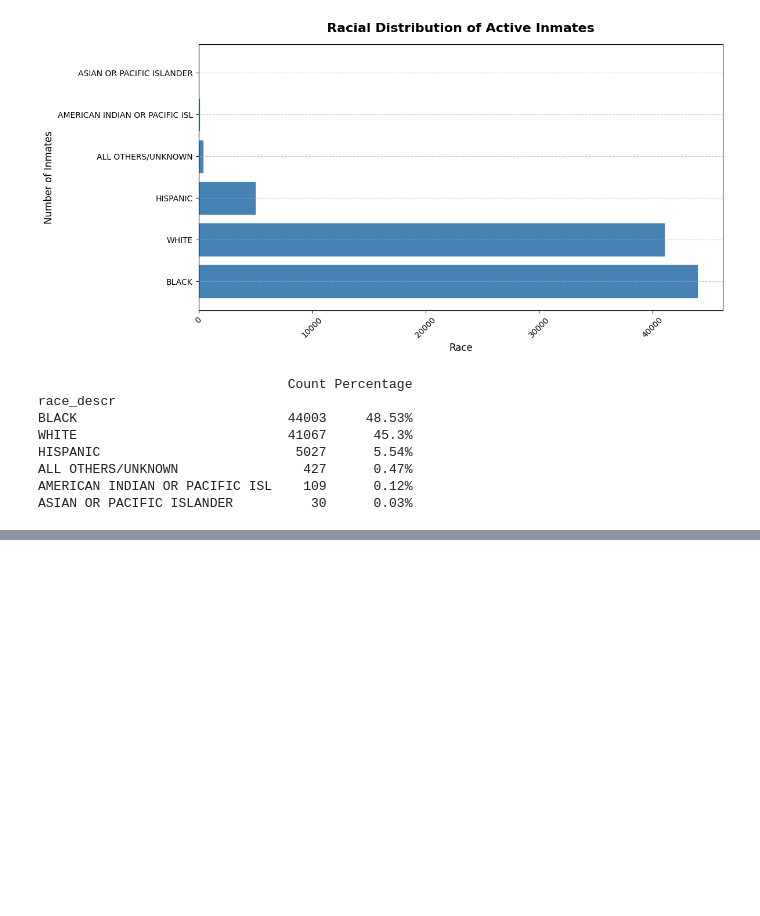
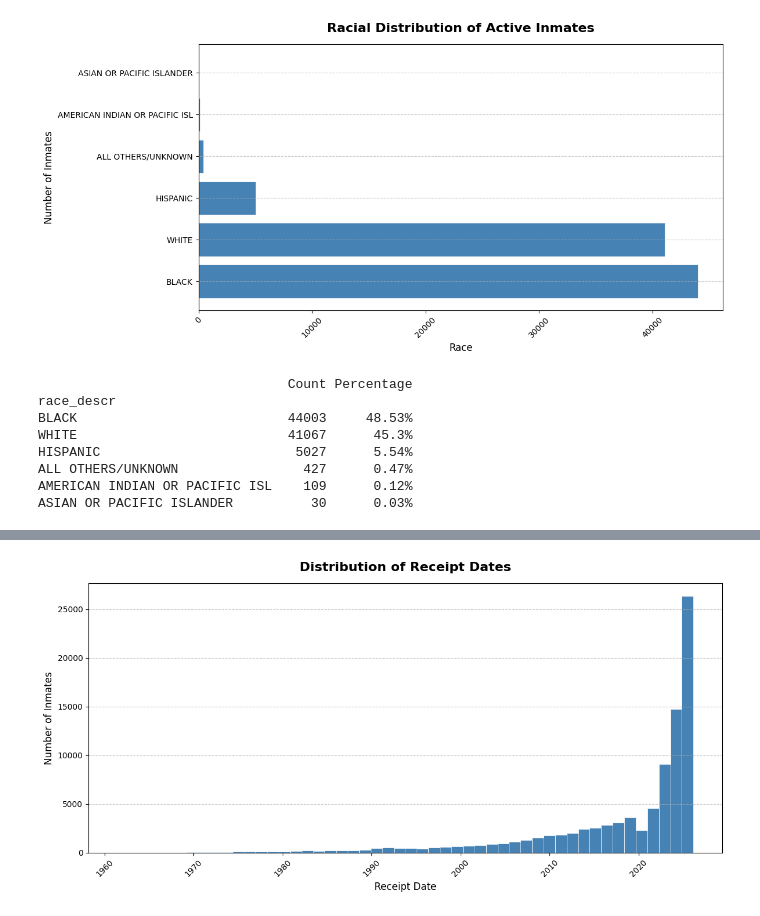
Before and after one commit to zkhechadoorian/florida_department_of_corrections_analytics, a Jupyter notebook: scripts/eda.ipynb, the cells around one changed output, grey strips where cells are left out. Drawn from its saved outputs; the diff is of its cells as text; code cells hidden in the pictures; blank space fills up the shorter version.

Commit message:
Add distributions and stats for custody descriptions and intake dates

```diff
--- a/scripts/eda.ipynb
+++ b/scripts/eda.ipynb
@@ -209,0 +232,14 @@ ASIAN OR PACIFIC ISLANDER          30      0.03%
+# %%
+# unique custody descriptions
+custody_counts = df['custody_description'].value_counts()
+custody_pct = pd.DataFrame({
+    'Count': custody_counts,
+    'Percentage': (custody_counts / custody_counts.sum() * 100).round(2).astype(str) + '%'
+})
+print(custody_pct)
+
+# unique facilities
+print("\nNumber of Unique Facilities: ", df['FACILITY_description'].nunique())
+
+# ReceiptDate distribution
+df['ReceiptDate'] = pd.to_datetime(df['ReceiptDate'])
@@ -209,0 +256,13 @@ ASIAN OR PACIFIC ISLANDER          30      0.03%
+# %%
+plt.figure(figsize=(12, 6))
+plt.hist(df['ReceiptDate'], bins=50, color='steelblue', edgecolor='white', linewidth=0.5)
+plt.title('Distribution of Receipt Dates', fontsize=16, fontweight='bold', pad=15)
+plt.xlabel('Receipt Date', fontsize=12)
+plt.ylabel('Number of Inmates', fontsize=12)
+plt.xticks(fontsize=10, rotation=45)
+plt.yticks(fontsize=10)
+plt.grid(axis='y', linestyle='--', alpha=0.7)
+plt.tight_layout()
+plt.show()
+# %% [output]
+[figure, added]
```
Also changed, not shown: parts of 4 cells of this notebook.
